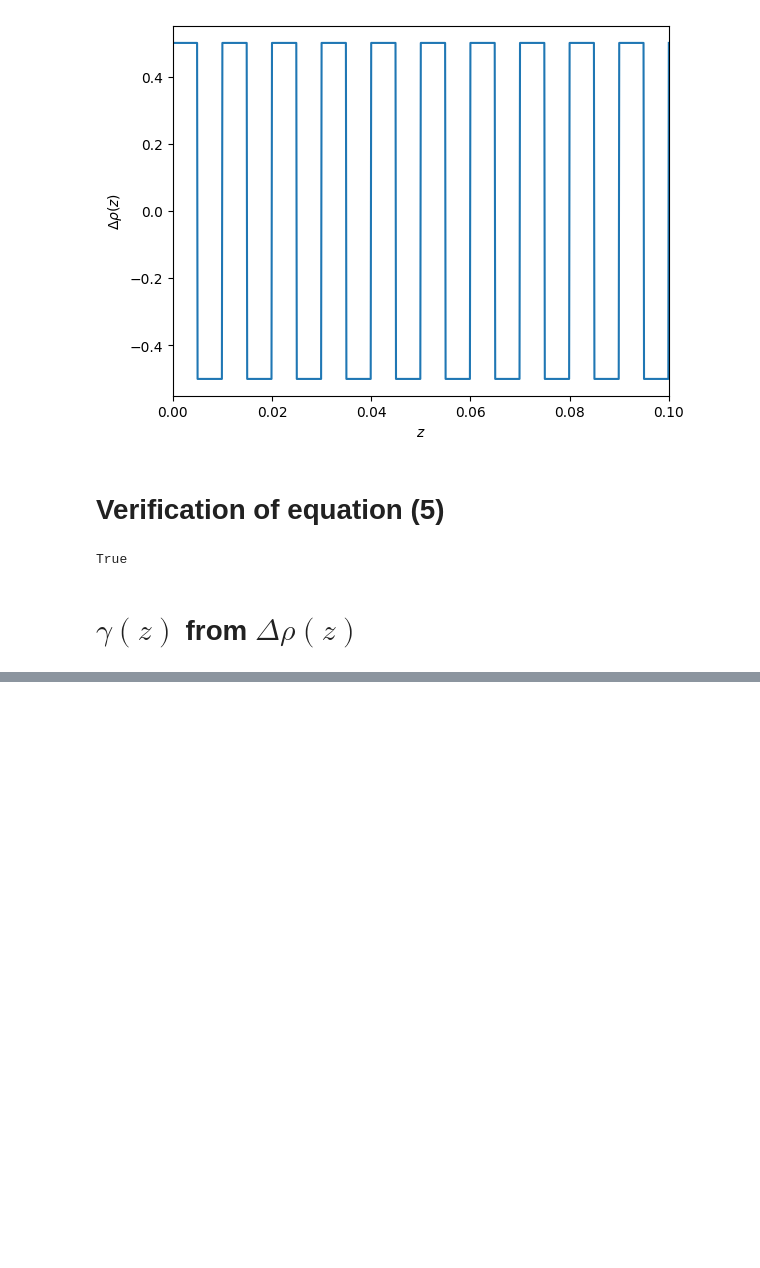
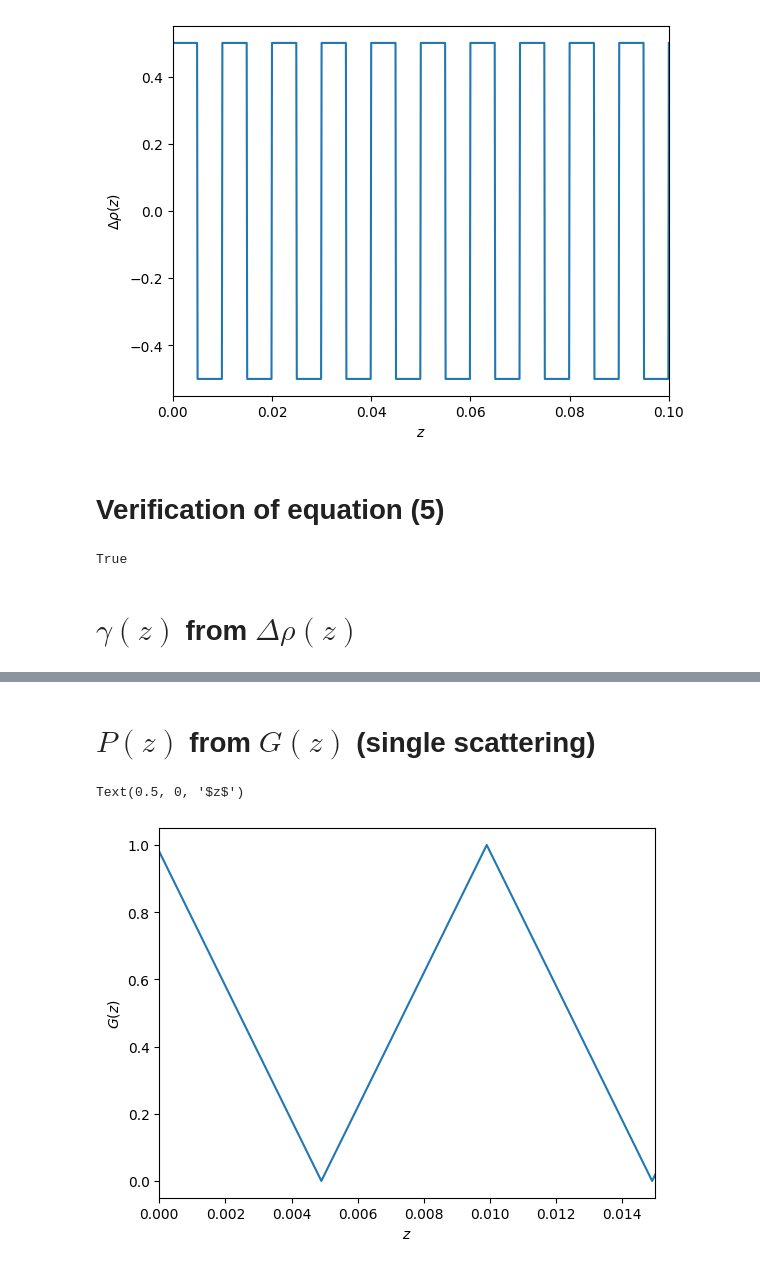
Before and after one commit to McStasMcXtrace/semsans, a Jupyter notebook: density-distributions-numerical.ipynb, the cells around one changed output, grey strips where cells are left out. Drawn from its saved outputs; the diff is of its cells as text; code cells hidden in the pictures; blank space fills up the shorter version.

```diff
--- a/density-distributions-numerical.ipynb
+++ b/density-distributions-numerical.ipynb
@@ -61,0 +84,13 @@ plt.plot(lags,corr[half_len+1:])
+# %% [markdown]
+# $P(z)$ from $G(z)$ (single scattering)
+# %%
+# Total scattering cross-section
+s_t = 0.5
+P_single = 1 - s_t + s_t * G
+plt.xlim(z_0,0.015)
+plt.plot(Z,P_single[half_len+1:])
+plt.ylabel(r'$G(z)$')
+plt.xlabel(r'$z$')
+# %% [output]
+Text(0.5, 0, '$z$')
+[figure, added]
```
Also changed, not shown: parts of 9 cells of this notebook, 1 other file.
